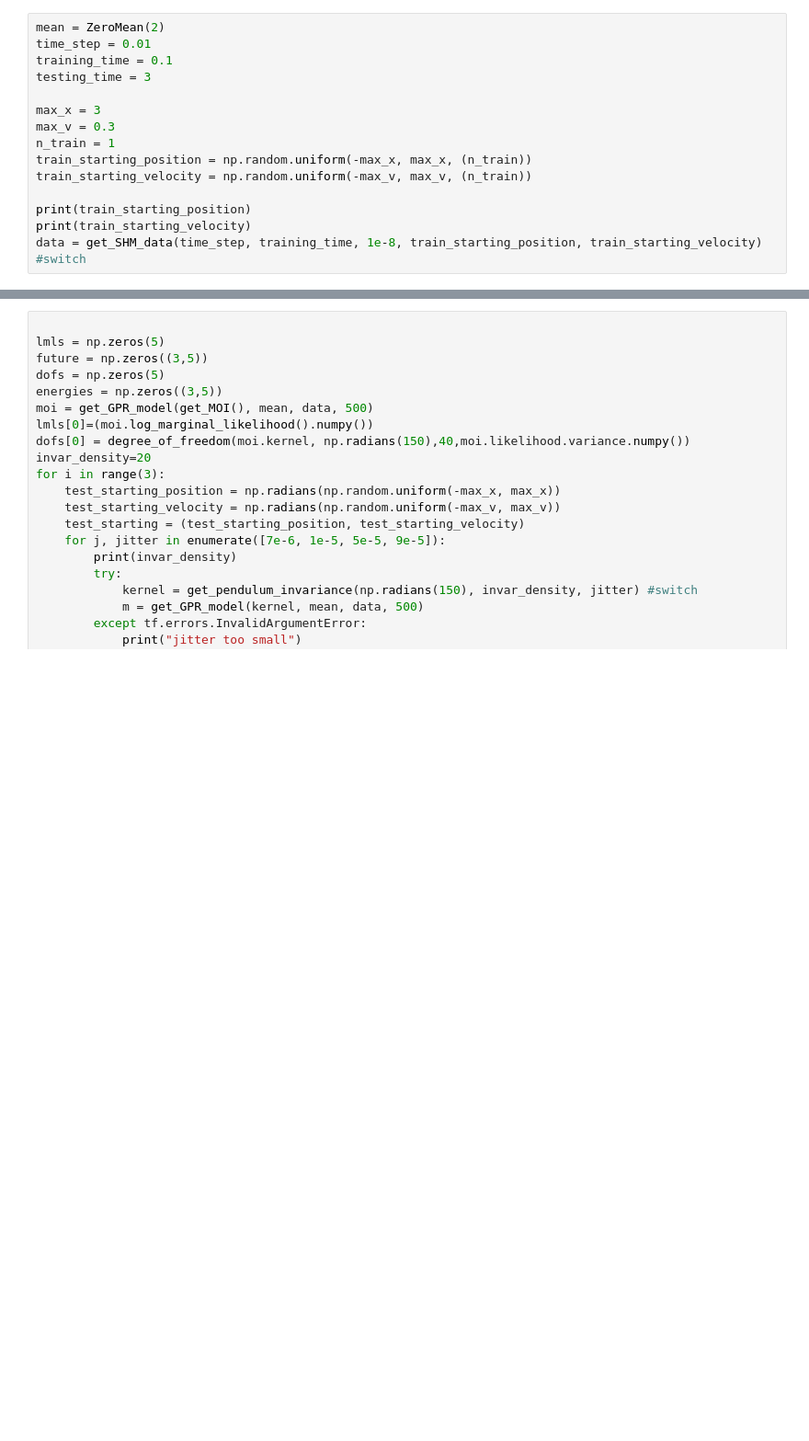
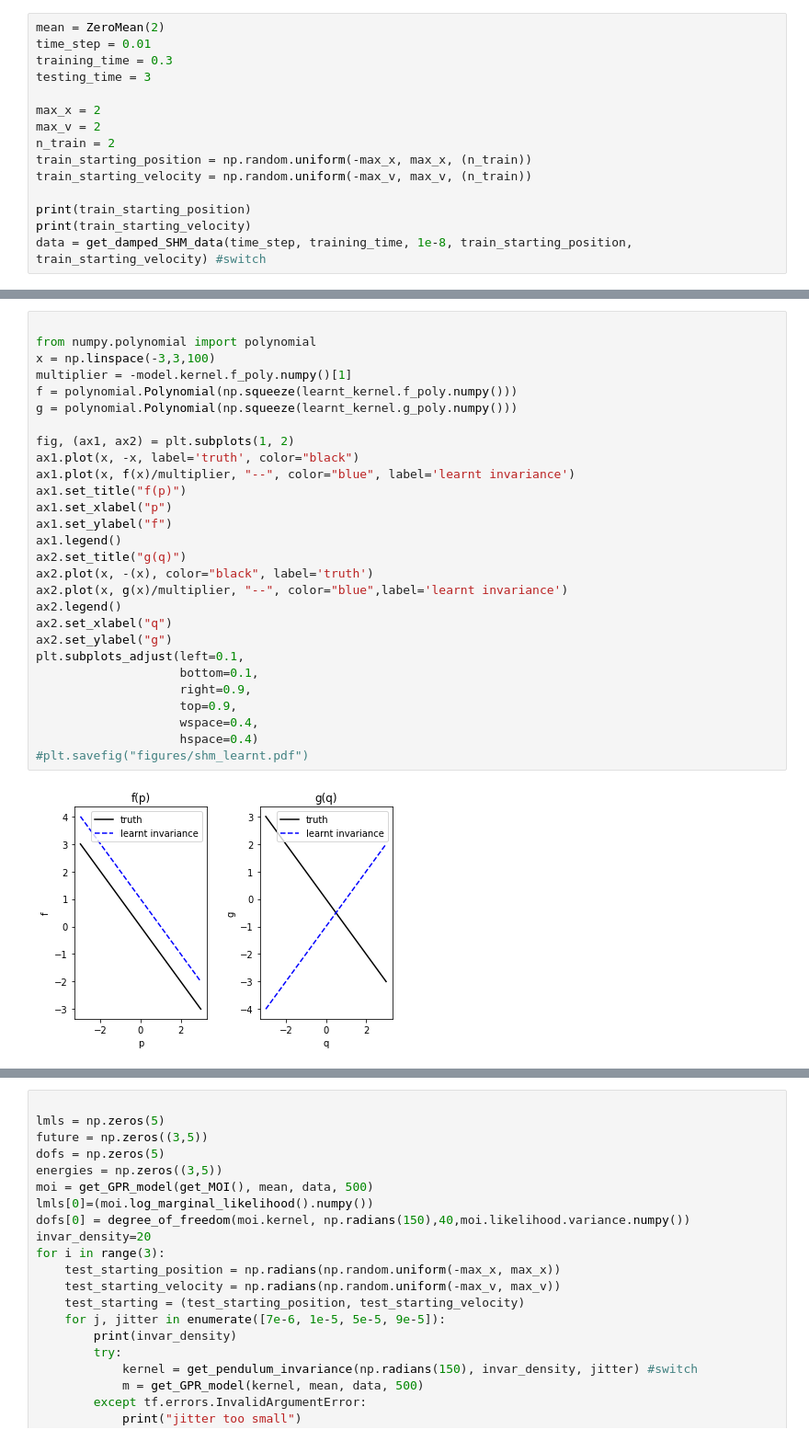
Before and after one commit to charlielao/dynamical_system_invariance_project, a Jupyter notebook: codes/run_1d.ipynb, the cells around one changed output, grey strips where cells are left out. Shown at 92% size. Cells and saved outputs as stored; diff of their text form; blank space fills up the shorter version.

```diff
--- a/codes/run_1d.ipynb
+++ b/codes/run_1d.ipynb
@@ -13,16 +12,16 @@ os.environ["CUDA_VISIBLE_DEVICES"] = '6'
 # %%
 mean = ZeroMean(2)
 time_step = 0.01
-training_time = 0.1
+training_time = 0.3
 testing_time = 3
 
-max_x = 3
-max_v = 0.3
-n_train = 1
+max_x = 2
+max_v = 2
+n_train = 2
 train_starting_position = np.random.uniform(-max_x, max_x, (n_train))
 train_starting_velocity = np.random.uniform(-max_v, max_v, (n_train))
 
 print(train_starting_position)
 print(train_starting_velocity)
-data = get_SHM_data(time_step, training_time, 1e-8, train_starting_position, train_starting_velocity) #switch
+data = get_damped_SHM_data(time_step, training_time, 1e-8, train_starting_position, train_starting_velocity) #switch
 # %% [output]
@@ -68,0 +137,30 @@ kernel.epsilon
+# %%
+
+from numpy.polynomial import polynomial
+x = np.linspace(-3,3,100)
+multiplier = -model.kernel.f_poly.numpy()[1]
+f = polynomial.Polynomial(np.squeeze(learnt_kernel.f_poly.numpy()))
+g = polynomial.Polynomial(np.squeeze(learnt_kernel.g_poly.numpy()))
+
+fig, (ax1, ax2) = plt.subplots(1, 2)
+ax1.plot(x, -x, label='truth', color="black")
+ax1.plot(x, f(x)/multiplier, "--", color="blue", label='learnt invariance')
+ax1.set_title("f(p)")
+ax1.set_xlabel("p")
+ax1.set_ylabel("f")
+ax1.legend()
+ax2.set_title("g(q)")
+ax2.plot(x, -(x), color="black", label='truth')
+ax2.plot(x, g(x)/multiplier, "--", color="blue",label='learnt invariance')
+ax2.legend()
+ax2.set_xlabel("q")
+ax2.set_ylabel("g")
+plt.subplots_adjust(left=0.1,
+                    bottom=0.1,
+                    right=0.9,
+                    top=0.9,
+                    wspace=0.4,
+                    hspace=0.4)
+#plt.savefig("figures/shm_learnt.pdf")
+# %% [output]
+[figure, added]
```
Also changed, not shown: parts of 17 cells of this notebook, 2 other files.
